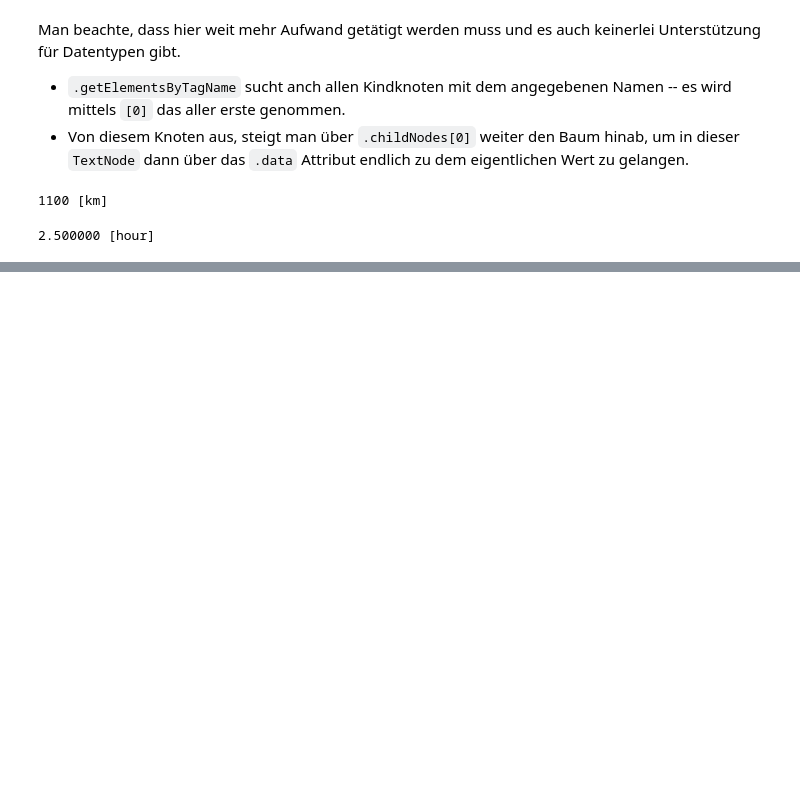
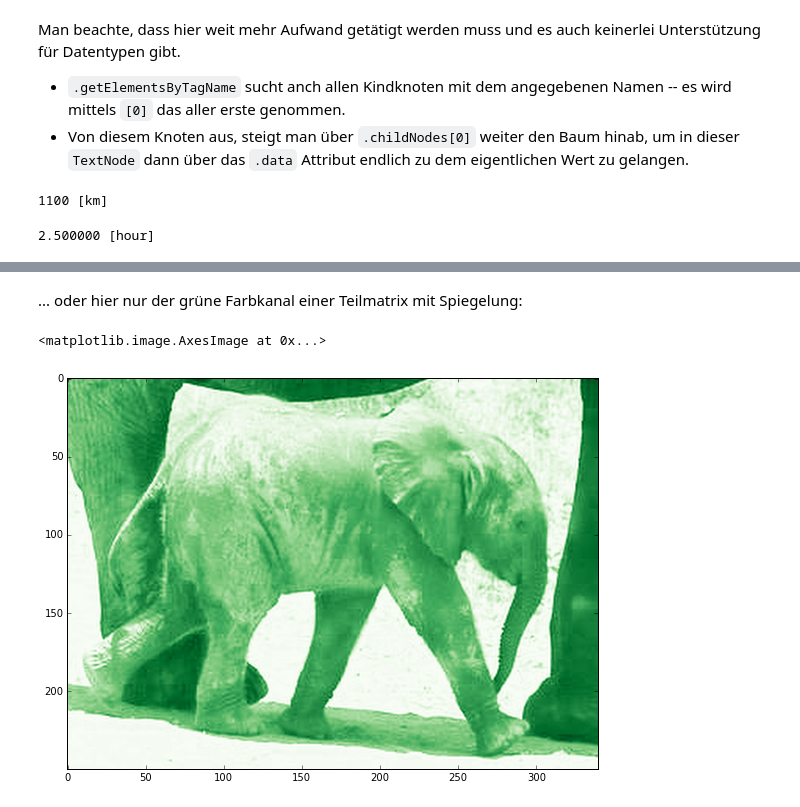
Before and after one commit to haraldschilly/python-fuer-mathematiker, a Jupyter notebook: doc/4-3-daten.ipynb, the cells around one changed output, grey strips where cells are left out. Cells and saved outputs as stored; diff of their text form; code cells hidden in the pictures; blank space fills up the shorter version.

```diff
--- a/doc/4-3-daten.ipynb
+++ b/doc/4-3-daten.ipynb
@@ -558,0 +803,7 @@ print("%f [%s]" % (value, unit))
+# %% [markdown]
+... oder hier nur der grüne Farbkanal einer Teilmatrix mit Spiegelung:
+# %%
+plt.imshow(elephant[380:630,850:510:-1,0], cmap=plt.cm.Greens_r, interpolation="lanczos")
+# %% [output]
+<matplotlib.image.AxesImage at 0x...>
+[figure, added]
```
Also changed, not shown: parts of 35 cells of this notebook, 1 other file.
